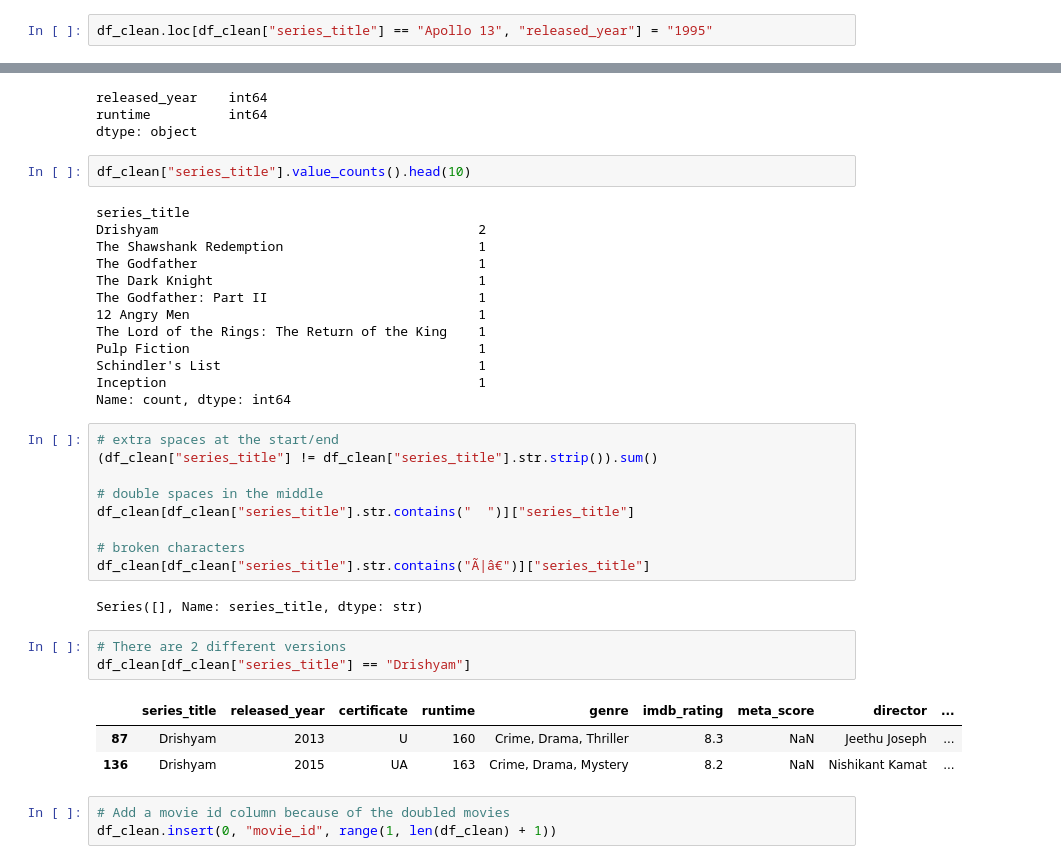
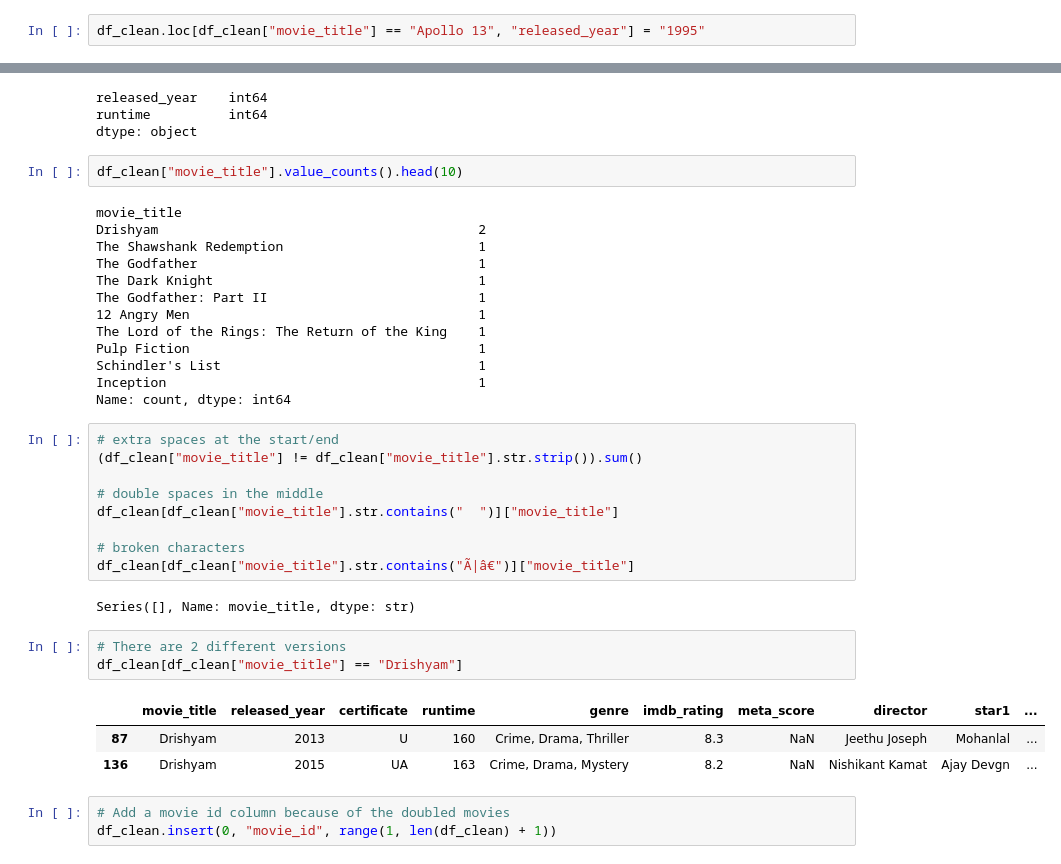
Before and after one commit to catarina-bm/first_project, a Jupyter notebook: notebooks/explore_raw_data_catarina_v2.ipynb, the cells around one changed output, grey strips where cells are left out. Cells and saved outputs as stored; diff of their text form.

```diff
--- a/notebooks/explore_raw_data_catarina_v2.ipynb
+++ b/notebooks/explore_raw_data_catarina_v2.ipynb
@@ -117,5 +117,5 @@ df_clean[~df_clean["released_year"].str.isnumeric()]
 # %%
-df_clean.loc[df_clean["series_title"] == "Apollo 13", "released_year"] = "1995"
+df_clean.loc[df_clean["movie_title"] == "Apollo 13", "released_year"] = "1995"
 # %%
 # convert released year from string to int
 df_clean["released_year"] = df_clean["released_year"].astype(int)
@@ -154,9 +154,9 @@ released_year    int64
 runtime          int64
 dtype: object
 # %%
-df_clean["series_title"].value_counts().head(10)
+df_clean["movie_title"].value_counts().head(10)
 # %% [output]
-series_title
+movie_title
 Drishyam                                         2
 The Shawshank Redemption                         1
 The Godfather                                    1
@@ -170,22 +170,22 @@ Inception                                        1
 Name: count, dtype: int64
 # %%
 # extra spaces at the start/end
-(df_clean["series_title"] != df_clean["series_title"].str.strip()).sum()
+(df_clean["movie_title"] != df_clean["movie_title"].str.strip()).sum()
 
 # double spaces in the middle
-df_clean[df_clean["series_title"].str.contains("  ")]["series_title"]
+df_clean[df_clean["movie_title"].str.contains("  ")]["movie_title"]
 
 # broken characters
-df_clean[df_clean["series_title"].str.contains("Ã|â€")]["series_title"]
+df_clean[df_clean["movie_title"].str.contains("Ã|â€")]["movie_title"]
 # %% [output]
-Series([], Name: series_title, dtype: str)
+Series([], Name: movie_title, dtype: str)
 # %%
 # There are 2 different versions
-df_clean[df_clean["series_title"] == "Drishyam"]
+df_clean[df_clean["movie_title"] == "Drishyam"]
 # %% [output]
-|  | series_title | released_year | certificate | runtime | genre | imdb_rating | meta_score | director | ... |
-| 87 | Drishyam | 2013 | U | 160 | Crime, Drama, Thriller | 8.3 | NaN | Jeethu Joseph | ... |
-| 136 | Drishyam | 2015 | UA | 163 | Crime, Drama, Mystery | 8.2 | NaN | Nishikant Kamat | ... |
+|  | movie_title | released_year | certificate | runtime | genre | imdb_rating | meta_score | director | star1 | ... |
+| 87 | Drishyam | 2013 | U | 160 | Crime, Drama, Thriller | 8.3 | NaN | Jeethu Joseph | Mohanlal | ... |
+| 136 | Drishyam | 2015 | UA | 163 | Crime, Drama, Mystery | 8.2 | NaN | Nishikant Kamat | Ajay Devgn | ... |
 # %%
 # Add a movie id column because of the doubled movies
 df_clean.insert(0, "movie_id", range(1, len(df_clean) + 1))
```
Also changed, not shown: parts of 7 cells of this notebook, 2 other files.
